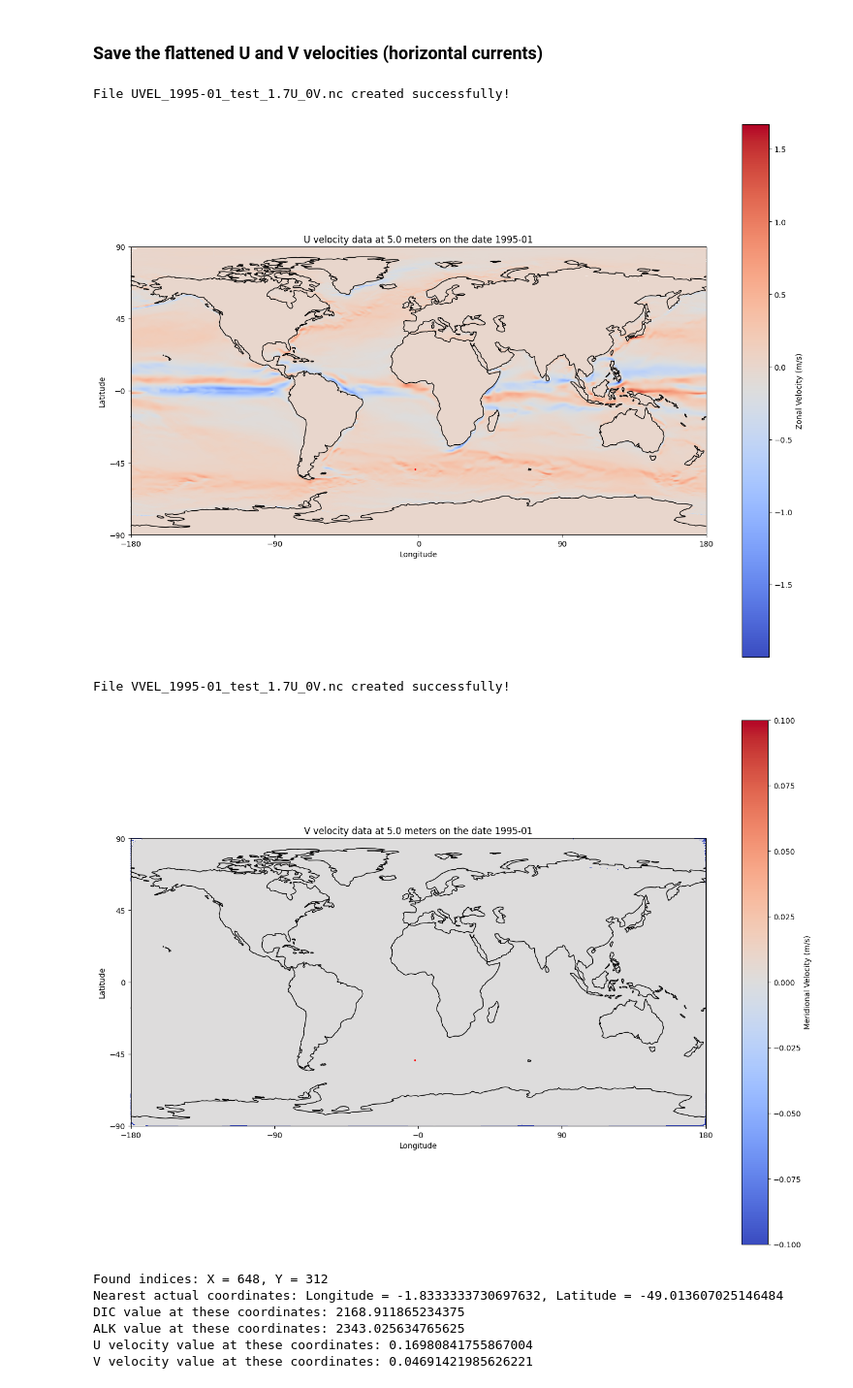
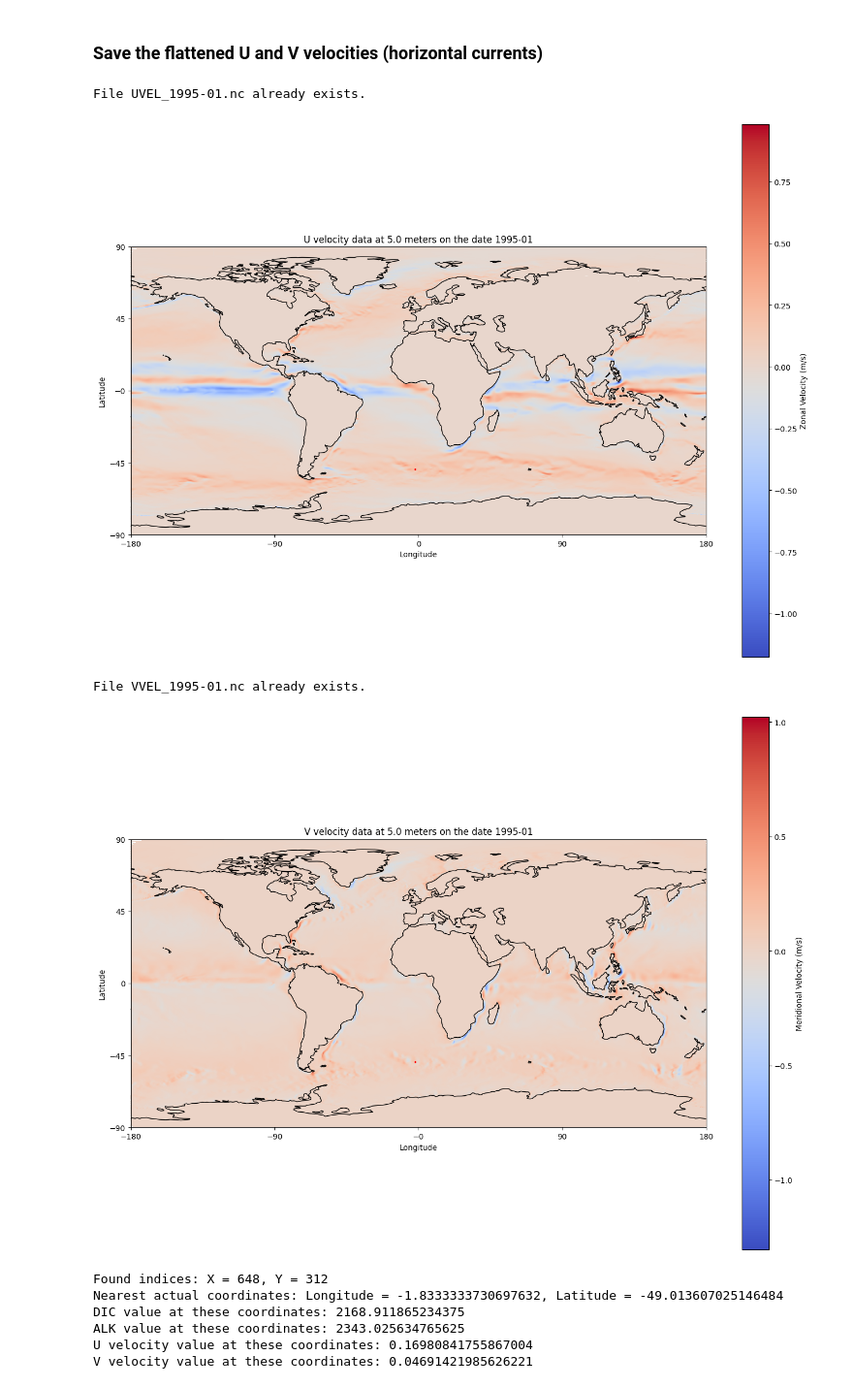
Before and after one commit to ocebousquet/rapid_mCDR_horizontal, a Jupyter notebook: DatasLLC270/read-create_LLC270datas.ipynb, the cells around one changed output. Shown at 97% size. Saved outputs shown, nothing was run; the diff lists cells and outputs as text; code cells hidden in the pictures.

```diff
--- a/DatasLLC270/read-create_LLC270datas.ipynb
+++ b/DatasLLC270/read-create_LLC270datas.ipynb
@@ -423,13 +423,13 @@ data = MITgcmutils.utils.readbin(f"uVel_C.{file}.data", (nz, ny, nx), dataprec="
 U = np.array([flat(data[depth, :, :]) for depth in range(nz)])
 
 # Create the NetCDF file for U velocity
-create_netcdf("UVEL", dtime, U * 1.7, time_start, np.array([depth_scal[0]]), flat_XG_inter[0, :, :],
+create_netcdf("UVEL", dtime, U, time_start, np.array([depth_scal[0]]), flat_XG_inter[0, :, :],
               flat_YC_inter[0, :, :], date=date_start, var_units="m/s", var_long_name="Zonal Velocity")
 # %% [output]
-File UVEL_1995-01_test_1.7U_0V.nc created successfully!
+File UVEL_1995-01.nc already exists.
 # %%
 # Open the NetCDF file and retrieve the data
-filename = f"UVEL_{dtime}_test_1.7U_0V.nc"
+filename = f"UVEL_{dtime}.nc"
 dataset = Dataset(filename, "r")
 
 latitudes = dataset.variables["Latitude"][:]
@@ -455,7 +455,7 @@ scatter_point = (-2, -49)
 plot_flat_data(longitudes, latitudes, U_selected, variable_name="U velocity", colorbar_title=title,
                unit=unit, depth_value=depth[depth_idx], time_value=dtime, scatter_point=scatter_point)
 # %% [output]
-[figure, old version]
+[figure, new version]
 # %%
 # Define grid dimensions
 nx = 270  # Number of grid points in the x-direction
@@ -467,41 +467,41 @@ data = MITgcmutils.utils.readbin(f"vVel_C.{file}.data", (nz, ny, nx), dataprec="
 V = np.array([flat(data[depth, :, :]) for depth in range(nz)])
 
 # Create the NetCDF file for V velocity
-create_netcdf("VVEL", dtime, V * 0, time_start, np.array([depth_scal[0]]), flat_XC_inter[0, :, :],
+create_netcdf("VVEL", dtime, V, time_start, np.array([depth_scal[0]]), flat_XC_inter[0, :, :],
               flat_YG_inter[0, :, :], date=date_start, var_units="m/s",
               var_long_name="Meridional Velocity")
 # %% [output]
-File VVEL_1995-01_test_1.7U_0V.nc created successfully!
+File VVEL_1995-01.nc already exists.
 # %%
 # Open the NetCDF file and retrieve the data
-filename = f"VVEL_{dtime}_test_1.7U_0V.nc"
+filename = f"VVEL_{dtime}.nc"
 dataset = Dataset(filename, "r")
 
 time = dataset.variables["Time"][:]
 latitudes = dataset.variables["Latitude"][:]
 longitudes = dataset.variables["Longitude"][:]
 depth = dataset.variables["Depth"][:]
 V = dataset.variables["VVEL"][:]  # VVEL data (with dimensions time, depth, latitude, longitude)
 title = dataset.variables["VVEL"].getncattr("long_name")
 unit = dataset.variables["VVEL"].getncattr("units")
 
 # Select a specific time and depth value
 time_idx = 0  # First time step
 depth_idx = 0  # First depth level
 
 # Extract the data for the selected time and depth
 V_selected = V[time_idx, depth_idx, :, :]
 
 dataset.close()
 
 # Define the scatter point (longitude, latitude)
 scatter_point = (-2, -49)
 
 # Plot the V data with the selected scatter point
 plot_flat_data(longitudes, latitudes, V_selected, variable_name="V velocity", colorbar_title=title,
                unit=unit, depth_value=depth[depth_idx], time_value=dtime, scatter_point=scatter_point)
 # %% [output]
-[figure, old version]
+[figure, new version]
 # %%
 # Find the indices and the actual coordinates closest to the given longitude and latitude
 target_x = -2  # Target longitude
```
Also changed, not shown: parts of 6 cells of this notebook, 1 other file.
